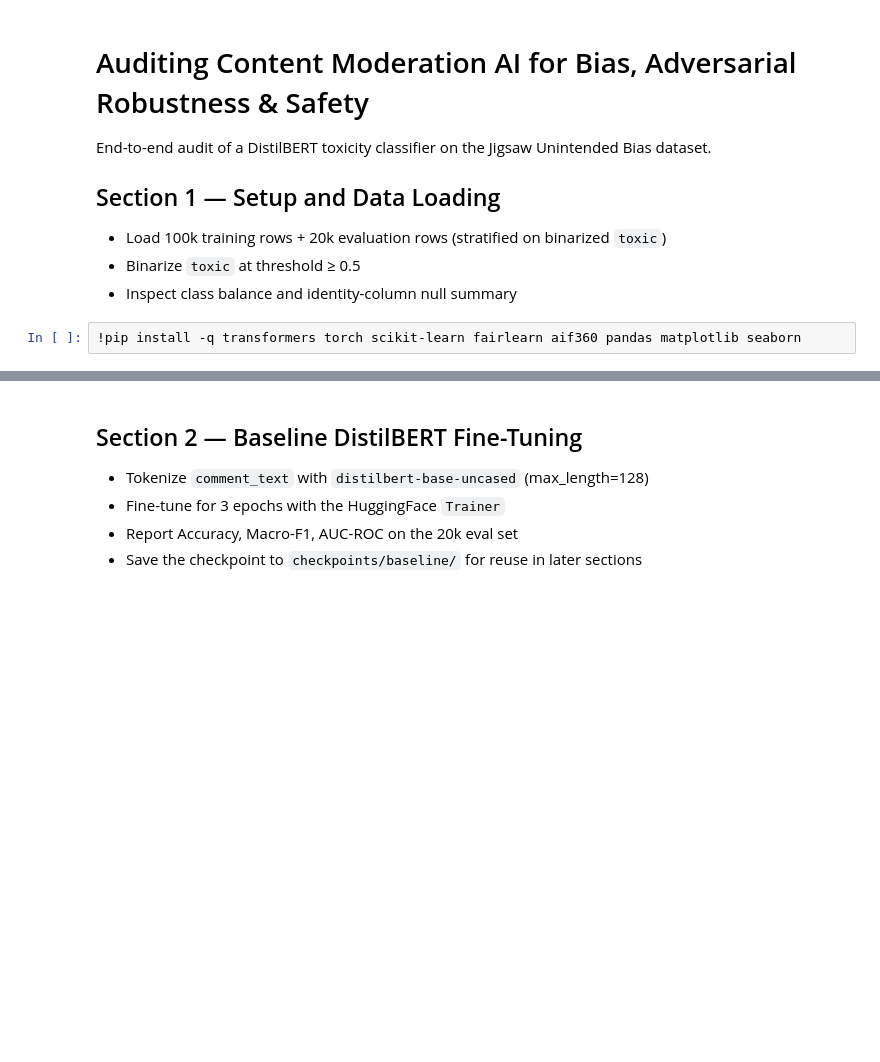
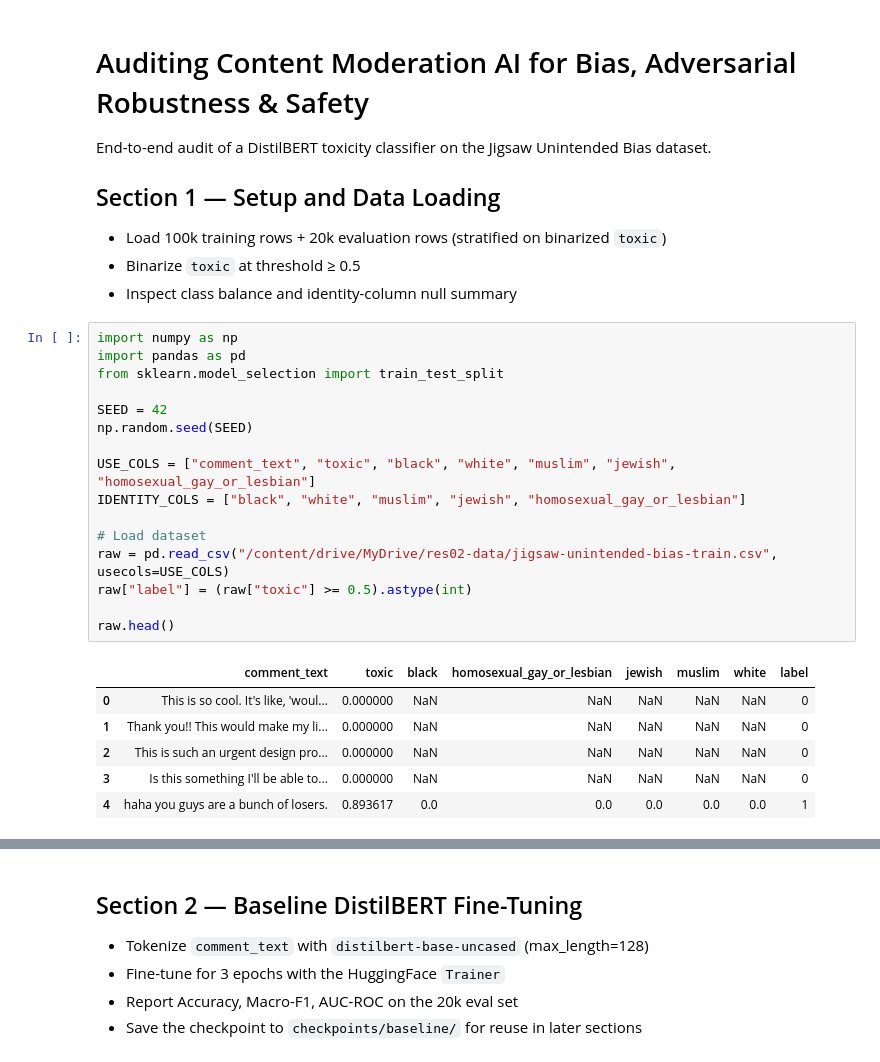
Before and after one commit to ammar-kashif/res-assignment-2, a Jupyter notebook: main.ipynb, the cells around one changed output, grey strips where cells are left out. Saved outputs shown, nothing was run; the diff lists cells and outputs as text; blank space fills up the shorter version.

```diff
--- a/main.ipynb
+++ b/main.ipynb
@@ -8,6 +48,27 @@ End-to-end audit of a DistilBERT toxicity classifier on the Jigsaw Unintended Bi
 - Load 100k training rows + 20k evaluation rows (stratified on binarized `toxic`)
 - Binarize `toxic` at threshold ≥ 0.5
 - Inspect class balance and identity-column null summary
-# %%
-!pip install -q transformers torch scikit-learn fairlearn aif360 pandas matplotlib seaborn
+# %%
+import numpy as np
+import pandas as pd
+from sklearn.model_selection import train_test_split
+
+SEED = 42
+np.random.seed(SEED)
+
+USE_COLS = ["comment_text", "toxic", "black", "white", "muslim", "jewish", "homosexual_gay_or_lesbian"]
+IDENTITY_COLS = ["black", "white", "muslim", "jewish", "homosexual_gay_or_lesbian"]
+
+# Load dataset
+raw = pd.read_csv("/content/drive/MyDrive/res02-data/jigsaw-unintended-bias-train.csv", usecols=USE_COLS)
+raw["label"] = (raw["toxic"] >= 0.5).astype(int)
+
+raw.head()
+# %% [output]
+|  | comment_text | toxic | black | homosexual_gay_or_lesbian | jewish | muslim | white | label |
+| 0 | This is so cool. It's like, 'woul... | 0.000000 | NaN | NaN | NaN | NaN | NaN | 0 |
+| 1 | Thank you!! This would make my li... | 0.000000 | NaN | NaN | NaN | NaN | NaN | 0 |
+| 2 | This is such an urgent design pro... | 0.000000 | NaN | NaN | NaN | NaN | NaN | 0 |
+| 3 | Is this something I'll be able to... | 0.000000 | NaN | NaN | NaN | NaN | NaN | 0 |
+| 4 | haha you guys are a bunch of losers. | 0.893617 | 0.0 | 0.0 | 0.0 | 0.0 | 0.0 | 1 |
 # %%
```
Also changed, not shown: parts of 35 cells of this notebook, 2 other files.
